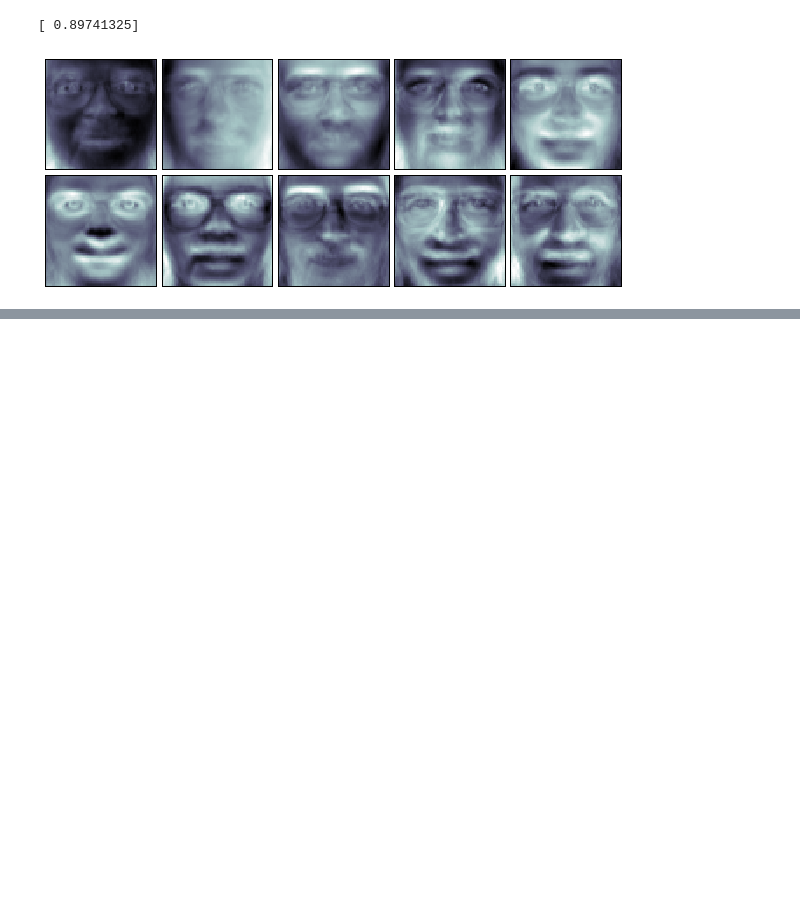
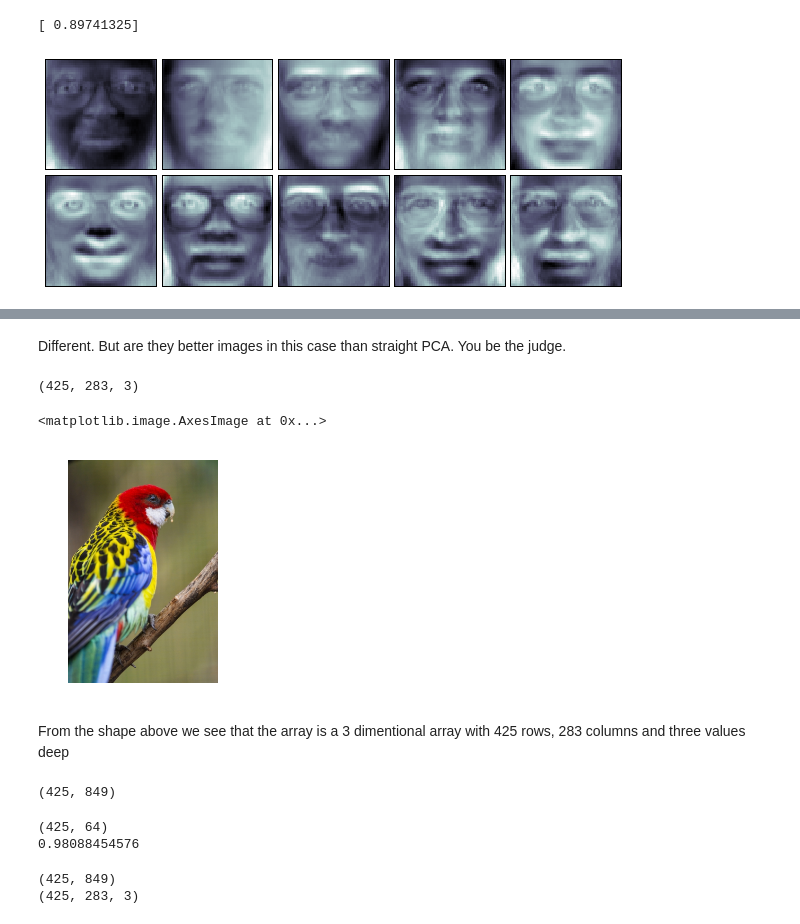
Before and after one commit to JamesByers/GA-SEA-DAT2, a Jupyter notebook: notebooks/14_PCA_images.ipynb, the cells around one changed output, grey strips where cells are left out. Saved outputs shown, nothing was run; the diff lists cells and outputs as text; code cells hidden in the pictures; blank space fills up the shorter version.

```diff
--- a/notebooks/14_PCA_images.ipynb
+++ b/notebooks/14_PCA_images.ipynb
@@ -96,0 +163,47 @@ X_proj_img = np.reshape(X_inv_proj,(400,64,64))
+# %% [markdown]
+Different.  But are they better images in this case than straight PCA.  You be the judge.
+# %%
+#Okay, let's import this image called "wild.png", stored in the same working directory as this notebook. import matplotlib.image as mpimg
+import matplotlib.image as mpimg
+img = mpimg.imread('https://raw.githubusercontent.com/JamesByers/GA-SEA-DAT2/master/images/colorful_bird_.png')
+
+#Now, let's look at the size of this numpy array object img as well as plot it using imshow.
+print img.shape
+plt.axis('off')
+plt.imshow(img)
+# %% [output]
+(425, 283, 3)
+<matplotlib.image.AxesImage at 0x...>
+[figure, added]
+# %% [markdown]
+From the shape above we see that the array is a 3 dimentional array with 425 rows, 283 columns and three values deep
+# %%
+# Let's reshape it into a format that PCA can understand.
+# 849 = 283 * 3
+img_r = np.reshape(img, (425, 849))
+print img_r.shape
+# %% [output]
+(425, 849)
+# %%
+# Now lets run RandomizedPCA with 64 components (8x8 pixels) and transform the image
+ipca = RandomizedPCA(64).fit(img_r)
+img_c = ipca.transform(img_r)
+print img_c.shape
+print np.sum(ipca.explained_variance_ratio_)
+#Great, looks like with 64 components we can explain about 98% of the variance
+# %% [output]
+(425, 64)
+0.98088454576
+# %%
+# To visualize how PCA has performed this compression, let's inverse transform the PCA output and
+# reshape for visualization using imshow.
+temp = ipca.inverse_transform(img_c)
+print temp.shape
+
+# reshaping 849 back to the original 253 * 3
+temp = np.reshape(temp, (425,283,3))
+
+print temp.shape
+# %% [output]
+(425, 849)
+(425, 283, 3)
```
Also changed, not shown: parts of 10 cells of this notebook.
